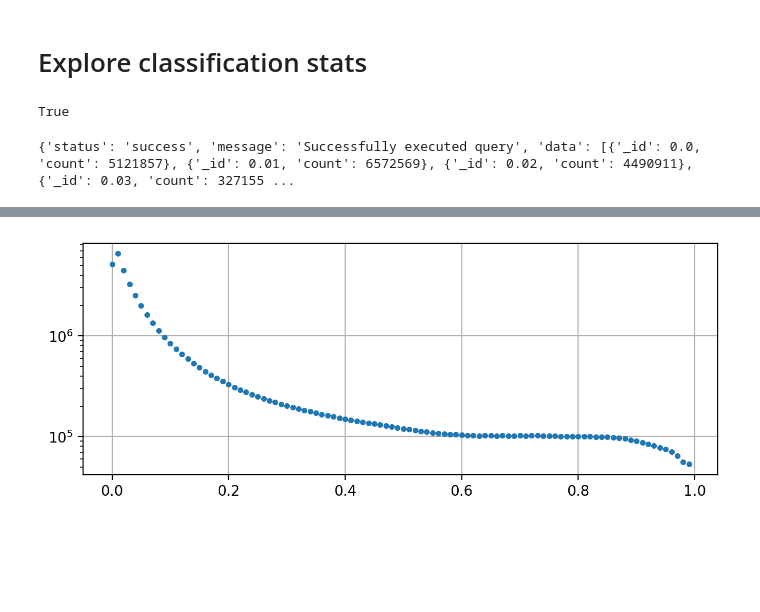
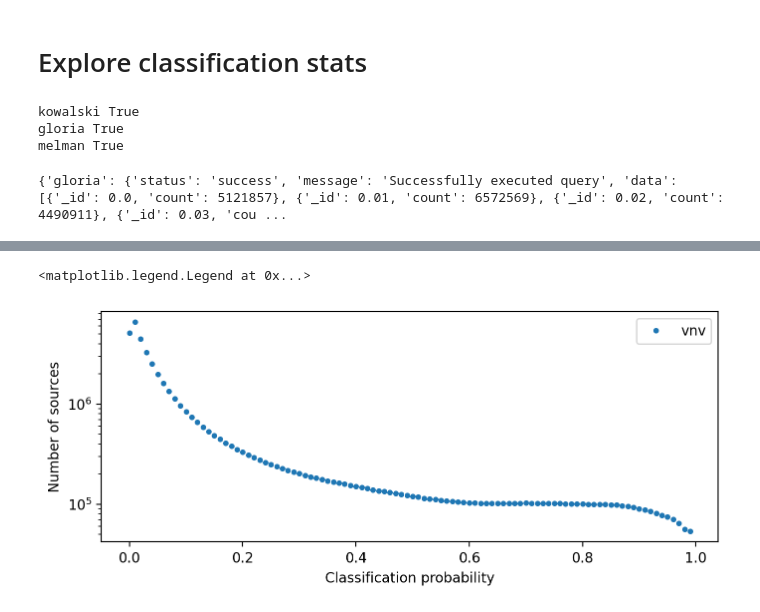
Before and after one commit to ZwickyTransientFacility/scope-ml, a Jupyter notebook: tools/classification_stats.ipynb, the cells around one changed output, grey strips where cells are left out. Saved outputs shown, nothing was run; the diff lists cells and outputs as text; code cells hidden in the pictures; blank space fills up the shorter version.

Commit message:
Update classification stats notebook for new penquins (#416)

```diff
--- a/tools/classification_stats.ipynb
+++ b/tools/classification_stats.ipynb
@@ -5,21 +5,42 @@ import matplotlib.pyplot as plt
 import numpy as np
 from penquins import Kowalski
 import yaml
-# %%
-config_path = "../config.yaml"
-with open(config_path) as config_yaml:
-    config = yaml.load(config_yaml, Loader=yaml.FullLoader)
-
-kowalski = Kowalski(
-    token=config["kowalski"]["token"],
-    protocol=config["kowalski"]["protocol"],
-    host=config["kowalski"]["host"],
-    port=config["kowalski"]["port"],
-    timeout=300,  # seconds
-)
-print(kowalski.ping())
-# %% [output]
-True
+# %%
+# This cell will work if you have added kowalski tokens to your config.yaml
+
+config_path = "../config.yaml"
+with open(config_path) as config_yaml:
+    config = yaml.load(config_yaml, Loader=yaml.FullLoader)
+
+hosts = [
+    x
+    for x in config['kowalski']['hosts']
+    if config['kowalski']['hosts'][x]['token'] is not None
+]
+
+instances = {
+    host: {
+        'protocol': config['kowalski']['protocol'],
+        'port': config['kowalski']['port'],
+        'host': f'{host}.caltech.edu',
+        'token': config['kowalski']['hosts'][host]['token'],
+    }
+    for host in hosts
+}
+
+# try setting up K connection if token is available
+if len(instances) > 0:
+    kowalski_instances = Kowalski(
+        timeout=config["kowalski"]["timeout"], instances=instances
+    )
+# %%
+# Test connection
+for host in hosts:
+    print(host, kowalski_instances.ping(name=host))
+# %% [output]
+kowalski True
+gloria True
+melman True
 # %%
 query = {
     "query_type": "aggregate",
@@ -44,12 +65,12 @@ query = {
         "max_time_ms": 300 * 1e3
     }
 }
-response = kowalski.query(query=query)
+response = kowalski_instances.query(query=query, name='gloria')
 print(response)
 # %% [output]
-{'status': 'success', 'message': 'Successfully executed query', 'data': [{'_id': 0.0, 'count': 5121857}, {'_id': 0.01, 'count': 6572569}, {'_id': 0.02, 'count': 4490911}, {'_id': 0.03, 'count': 327155 ...
+{'gloria': {'status': 'success', 'message': 'Successfully executed query', 'data': [{'_id': 0.0, 'count': 5121857}, {'_id': 0.01, 'count': 6572569}, {'_id': 0.02, 'count': 4490911}, {'_id': 0.03, 'cou ...
 # %%
-data = response.get("data")
+data = response.get("gloria").get("data")
 score_lower_bounds = [entry["_id"] for entry in data]
 counts = [entry["count"] for entry in data]
 counts
@@ -72,14 +93,20 @@ counts
  55945,
  53371]
 # %%
+# Plot number of sources per probability bin for 'variable' label (from XGB classifier)
+
 fig = plt.figure(figsize=(8, 3), dpi=200)
 ax = fig.add_subplot(1, 1, 1)
 ax.plot(
     score_lower_bounds,
     counts,
-    "."
+    ".",
+    label='vnv'
 )
 ax.set_yscale("log")
-ax.grid(True)
+ax.set_xlabel('Classification probability')
+ax.set_ylabel('Number of sources')
+ax.legend()
 # %% [output]
+<matplotlib.legend.Legend at 0x...>
-[figure, old version]
+[figure, new version]
```
